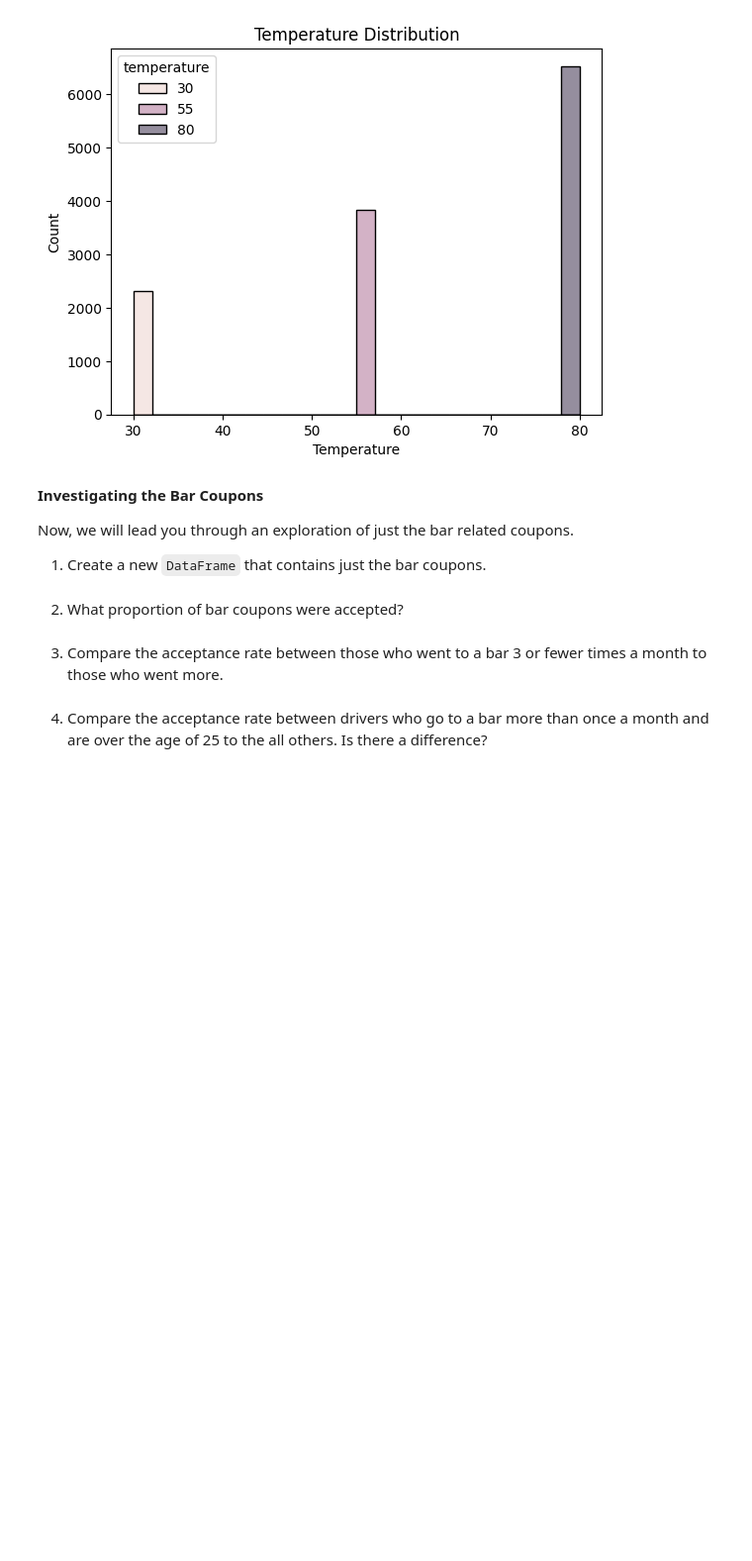
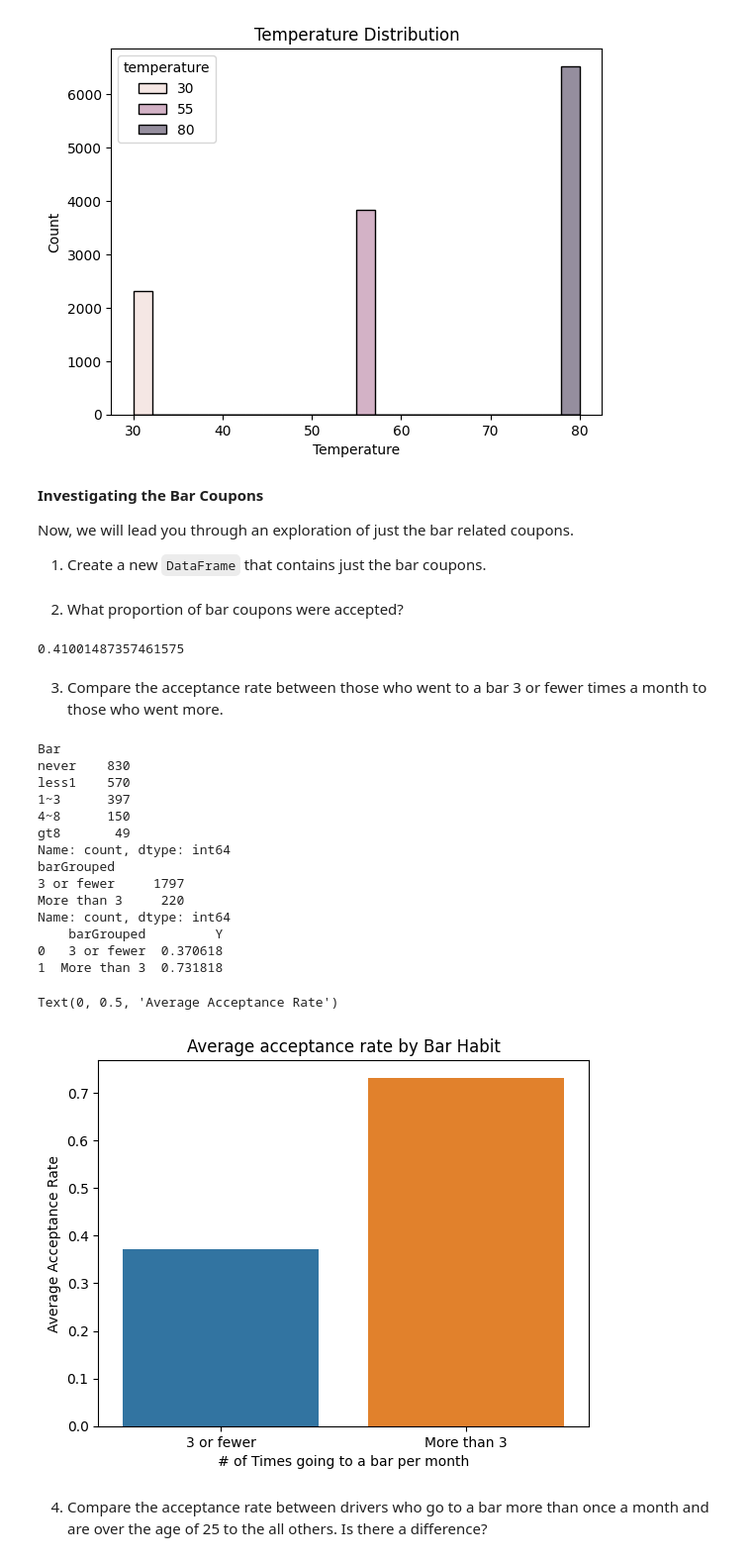
Before and after one commit to Raesu/pcmlai, a Jupyter notebook: Module 5/assignment_5_1_starter/prompt.ipynb, the cells around one changed output. Shown at 99% size. Cells and saved outputs as stored; diff of their text form; code cells hidden in the pictures; blank space fills up the shorter version.

```diff
--- a/Module 5/assignment_5_1_starter/prompt.ipynb
+++ b/Module 5/assignment_5_1_starter/prompt.ipynb
@@ -235,9 +238,51 @@ Text(0, 0.5, 'Count')
 Now, we will lead you through an exploration of just the bar related coupons.
 
 1. Create a new `DataFrame` that contains just the bar coupons.
+# %%
+barCoupons = data.query('coupon == "Bar"')
 # %% [markdown]
 2. What proportion of bar coupons were accepted?
+# %%
+# 41% of bar coupons were accepted
+barCoupons['Y'].mean()
+# %% [output]
+0.41001487357461575
 # %% [markdown]
 3. Compare the acceptance rate between those who went to a bar 3 or fewer times a month to those who went more.
+# %%
+# Current bar values. Needs to be grouped for this plot
+print(barCoupons.value_counts('Bar'))
+
+barCoupons['barGrouped'] = 'Other'
+barCoupons.loc[barCoupons['Bar'].isin(['never','less1','1~3']), 'barGrouped'] = '3 or fewer'
+barCoupons.loc[barCoupons['barGrouped'] == 'Other', 'barGrouped'] = 'More than 3'
+
+# Make sure grouping works
+print(barCoupons['barGrouped'].value_counts())
+
+means = barCoupons.groupby('barGrouped')['Y'].mean().reset_index()
+print(means)
+
+sns.barplot(means, x='barGrouped', y='Y', hue='barGrouped')
+plt.title('Average acceptance rate by Bar Habit')
+plt.xlabel('# of Times going to a bar per month')
+plt.ylabel('Average Acceptance Rate')
+# %% [output]
+Bar
+never    830
+less1    570
+1~3      397
+4~8      150
+gt8       49
+Name: count, dtype: int64
+barGrouped
+3 or fewer     1797
+More than 3     220
+Name: count, dtype: int64
+    barGrouped         Y
+0   3 or fewer  0.370618
+1  More than 3  0.731818
+Text(0, 0.5, 'Average Acceptance Rate')
+[figure, added]
 # %% [markdown]
 4. Compare the acceptance rate between drivers who go to a bar more than once a month and are over the age of 25 to the all others.  Is there a difference?
```
Also changed, not shown: parts of 3 cells of this notebook.
